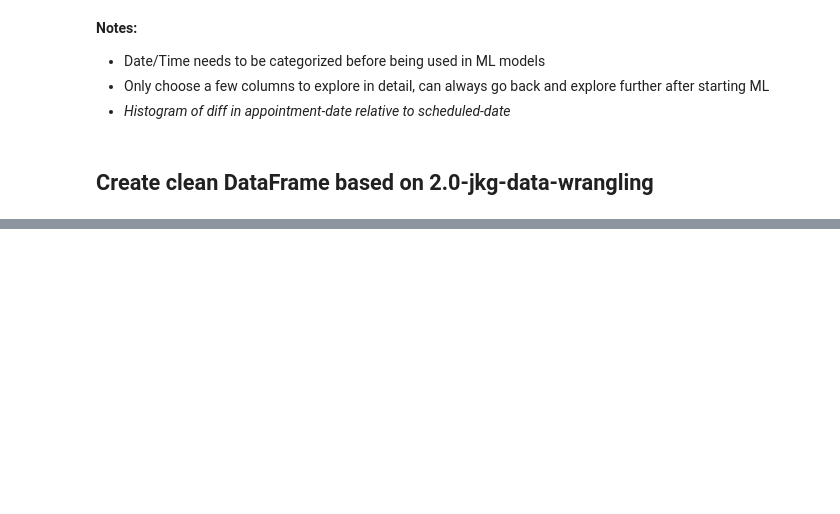
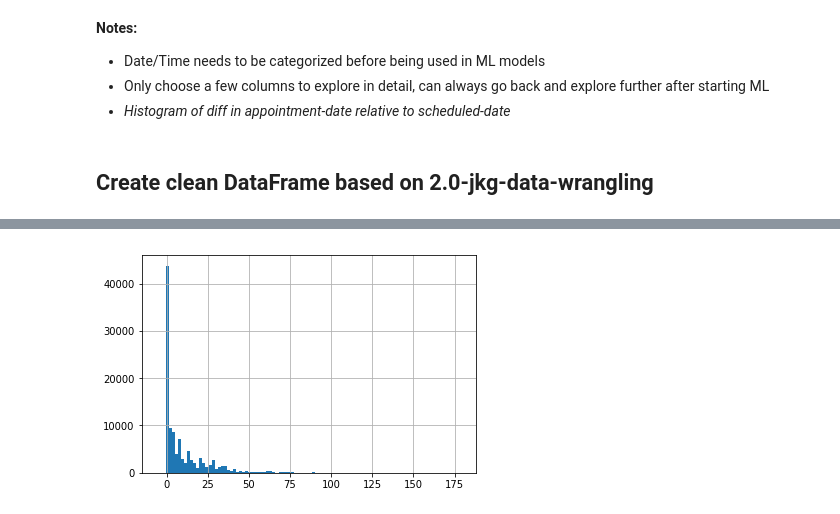
Before and after one commit to jkgerig/springboard_capstone_1, a Jupyter notebook: notebooks/3.0-jkg-data-story.ipynb, the cells around one changed output, grey strips where cells are left out. Drawn from its saved outputs; the diff is of its cells as text; code cells hidden in the pictures; blank space fills up the shorter version.

Commit message:
more data visualization work

```diff
--- a/notebooks/3.0-jkg-data-story.ipynb
+++ b/notebooks/3.0-jkg-data-story.ipynb
@@ -55,6 +55,12 @@ df_import.set_index('Appointment_ID')
 
 # Copy df_import to df_clean
 df_clean = df_import.copy()
+# %%
+# Appointments DataFrame
+df_appointments = df_clean.copy()
+
+# Patients DataFrame
+df_patients = df_clean.copy()
 # %% [markdown]
 ## Visualization TODOs
 
@@ -96,0 +72,9 @@ df_patients.groupby(['Patient_ID', 'Gender', 'Age', 'No_show'])
+# %%
+# Calculate Date Difference (Appointment - Scheduled)
+
+# (df_clean['Appointment_Date'] - df_clean['Scheduled_Date'])
+
+# need to recast scheduled date as just date since appointment date does not have time included
+# look for potential outliers of backdated appointments
+
+df_appointments['Scheduled_Date_Only'] = df_appointments['Scheduled_Date'].dt.date
@@ -96,0 +113,4 @@ df_patients.groupby(['Patient_ID', 'Gender', 'Age', 'No_show'])
+# %%
+df_appointments['Scheduled_Date_Only'] = pd.to_datetime(df_appointments['Scheduled_Date_Only'])
+# %%
+df_appointments['Date_Diff'] = df_appointments['Appointment_Date'] - df_appointments['Scheduled_Date_Only']
@@ -96,0 +119,8 @@ df_patients.groupby(['Patient_ID', 'Gender', 'Age', 'No_show'])
+# %%
+#plt.hist(df_appointments['Date_Diff'])
+
+df_appointments['Date_Diff'].astype('timedelta64[D]').hist(bins=100)
+
+plt.show()
+# %% [output]
+[figure, added]
```
Also changed, not shown: parts of 18 cells of this notebook, 1 other file.
